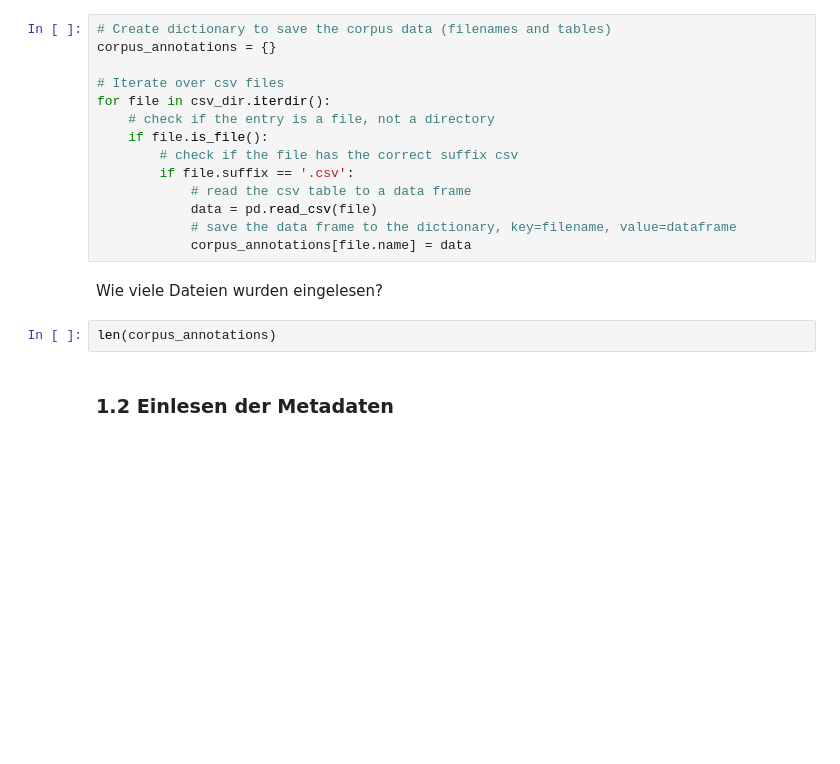
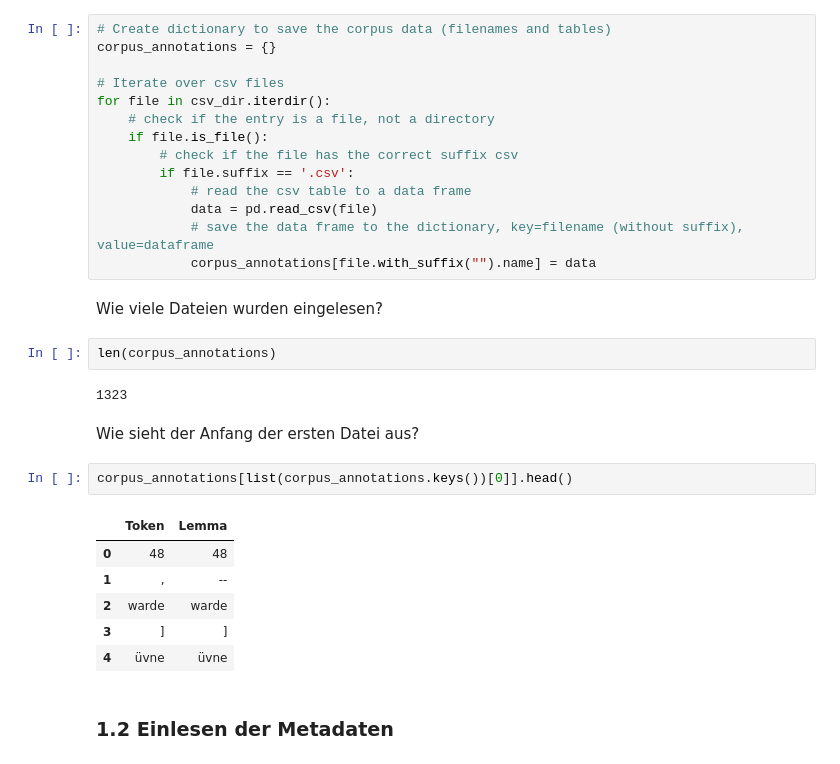
Before and after one commit to schnaitter/text-fs-1, a Jupyter notebook: word_search/FS_1_MVP_Analysis_Diachronic_Frequencies_Plots.ipynb, the cells around one changed output. Saved outputs shown, nothing was run; the diff lists cells and outputs as text; blank space fills up the shorter version.

```diff
--- a/word_search/FS_1_MVP_Analysis_Diachronic_Frequencies_Plots.ipynb
+++ b/word_search/FS_1_MVP_Analysis_Diachronic_Frequencies_Plots.ipynb
@@ -96,12 +99,25 @@ for file in csv_dir.iterdir():
         if file.suffix == '.csv':
             # read the csv table to a data frame
             data = pd.read_csv(file)
-            # save the data frame to the dictionary, key=filename, value=dataframe
-            corpus_annotations[file.name] = data
+            # save the data frame to the dictionary, key=filename (without suffix), value=dataframe
+            corpus_annotations[file.with_suffix("").name] = data
 # %% [markdown]
 Wie viele Dateien wurden eingelesen?
 # %%
 len(corpus_annotations)
+# %% [output]
+1323
+# %% [markdown]
+Wie sieht der Anfang der ersten Datei aus?
+# %%
+corpus_annotations[list(corpus_annotations.keys())[0]].head()
+# %% [output]
+|  | Token | Lemma |
+| 0 | 48 | 48 |
+| 1 | , | -- |
+| 2 | warde | warde |
+| 3 | ] | ] |
+| 4 | üvne | üvne |
 # %% [markdown]
 ### 1.2 Einlesen der Metadaten
 # %% [markdown]
```
Also changed, not shown: parts of 19 cells of this notebook.
